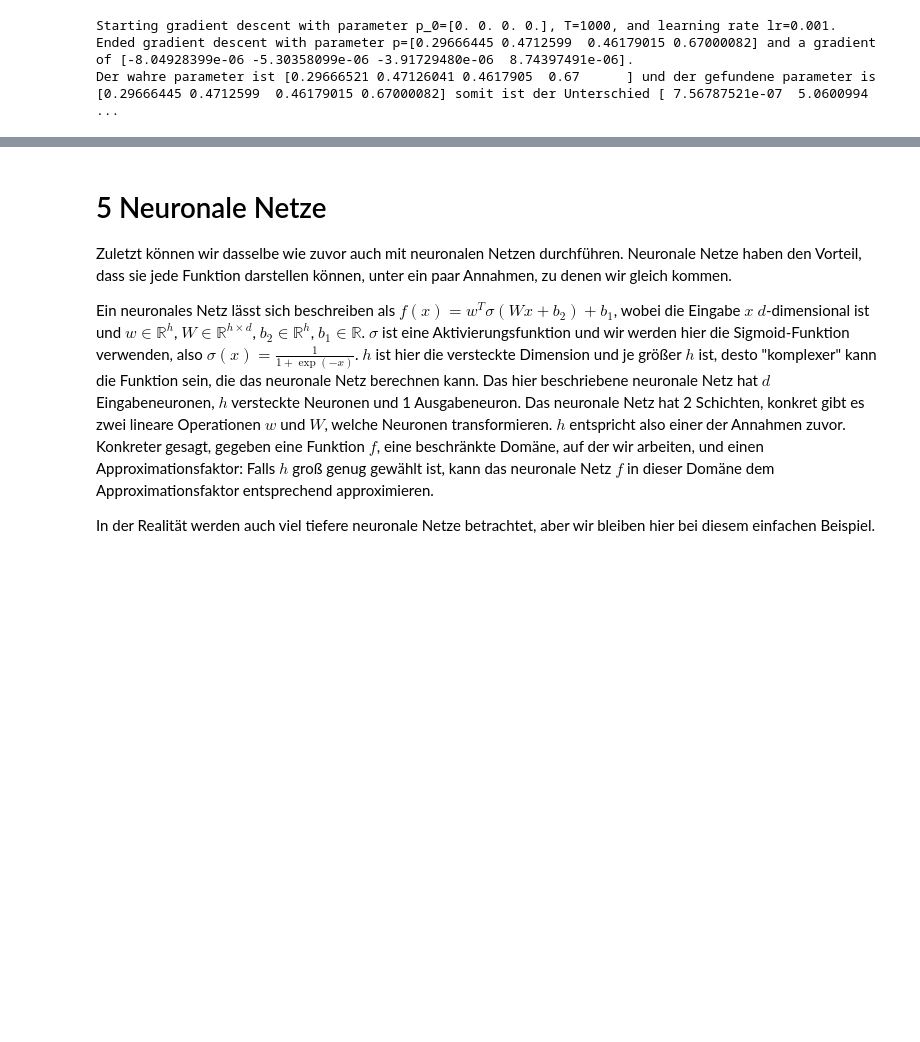
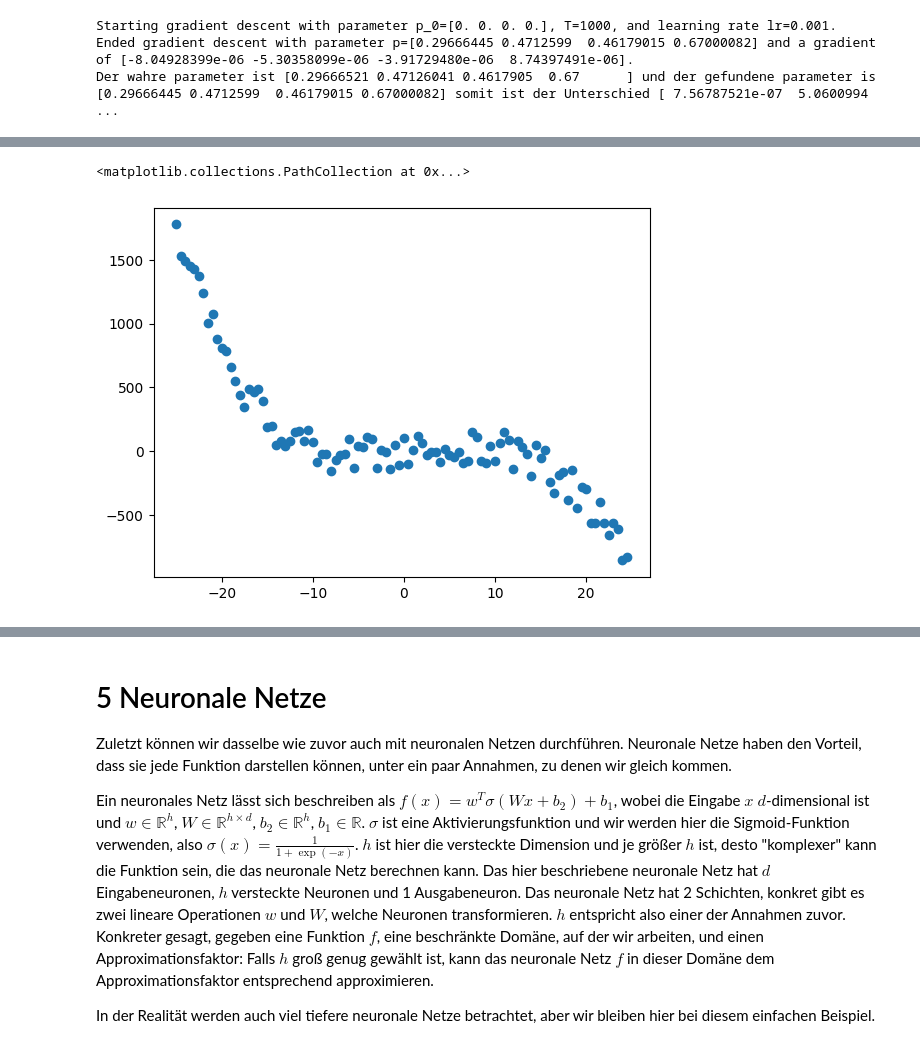
Before and after one commit to bjfranks/LehrerTagungGradientenabstieg, a Jupyter notebook: Teacher_Solution.ipynb, the cells around one changed output, grey strips where cells are left out. Drawn from its saved outputs; the diff is of its cells as text; code cells hidden in the pictures; blank space fills up the shorter version.

```diff
--- a/Teacher_Solution.ipynb
+++ b/Teacher_Solution.ipynb
@@ -336,0 +379,16 @@ Der wahre parameter ist [0.29666521 0.47126041 0.4617905  0.67      ] und der ge
+# %%
+num_points = 100
+rand_scale = 300
+a = 0.001
+b = -0.1
+c = 0.1
+d = 10
+e = 5
+x_0 = np.array([(i-50)/2 for i in range(num_points)])
+x = x_0
+y = a*x_0**4+b*x_0**3+c*x_0**2+d*x_0**1+e+rand_scale*np.random.rand(num_points)-rand_scale/2
+
+plt.scatter(x, y)
+# %% [output]
+<matplotlib.collections.PathCollection at 0x...>
+[figure, added]
```
Also changed, not shown: parts of 8 cells of this notebook.
